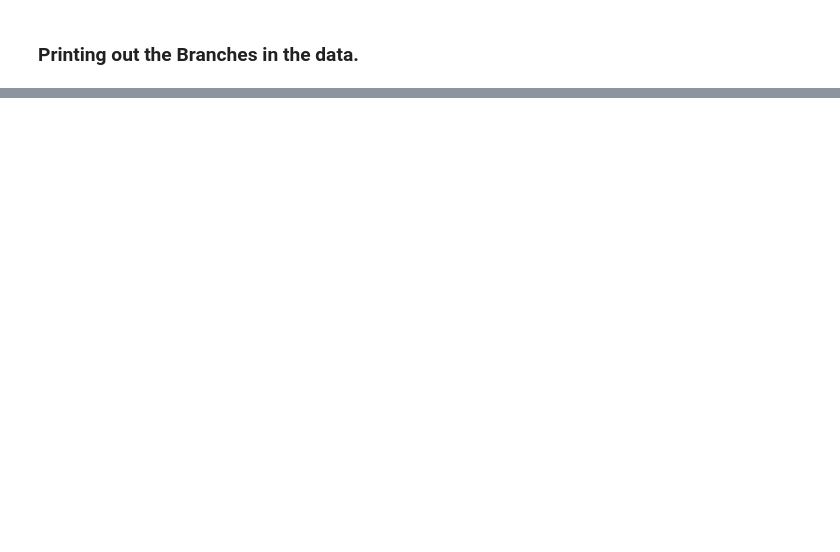
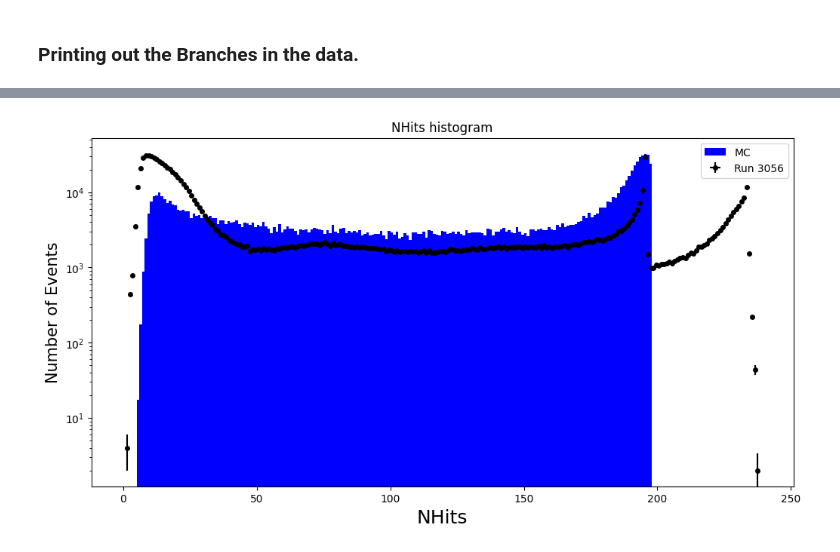
Before and after one commit to wtoslac/EosAnalyses, a Jupyter notebook: Wing/MuonAnalysis.ipynb, the cells around one changed output, grey strips where cells are left out. Cells and saved outputs as stored; diff of their text form; code cells hidden in the pictures; blank space fills up the shorter version.

```diff
--- a/Wing/MuonAnalysis.ipynb
+++ b/Wing/MuonAnalysis.ipynb
@@ -741,0 +109,37 @@ plt.show()
+# %%
+# Extract nhits values
+
+rdf2 = ROOT.RDataFrame("output", "/data/eos/run3056/splitFiles/eos_run_003056.2*.root")
+var1 = rdf1.AsNumpy(columns=["digitNhits"])["digitNhits"]
+var2 = rdf2.AsNumpy(columns=["digitNhits"])["digitNhits"]
+#print(type(var1))
+#print(var1.shape)
+
+# Histogramming
+count1, bin_edges = np.histogram(var1, bins=np.arange(0,240,1))
+bin_centers = [(bin_edges[i] + bin_edges[i + 1]) / 2 for i in range(len(bin_edges) - 1)]
+ErrCount1 = np.sqrt(count1)
+ErrBin = (bin_centers[1]-bin_centers[0])/2  # horizontal error bars
+
+# Histogramming
+count2, _ = np.histogram(var2, bin_edges)
+ErrCount2 = np.sqrt(count2)
+
+count1 = np.sum(count2)/np.sum(count1)*count1
+
+# Plotting
+plt.figure(figsize=(12, 6))
+plt.title("NHits histogram")
+plt.bar(bin_centers, count1,color ='blue', width = ErrBin*2, label="MC")
+
+plt.errorbar(bin_centers, count2, yerr=ErrCount2, xerr=ErrBin,
+             ls='', marker='o', mfc='black', ms=4, mec='black',
+             ecolor='black', label="Run 3056")
+plt.xlabel("NHits", fontsize=18)
+plt.ylabel("Number of Events", fontsize=15)
+plt.yscale('log')
+#plt.ylim(1000,3e5)
+plt.legend()
+plt.show()
+# %% [output]
+[figure, added]
```
Also changed, not shown: parts of 47 cells of this notebook, 1 other file.
